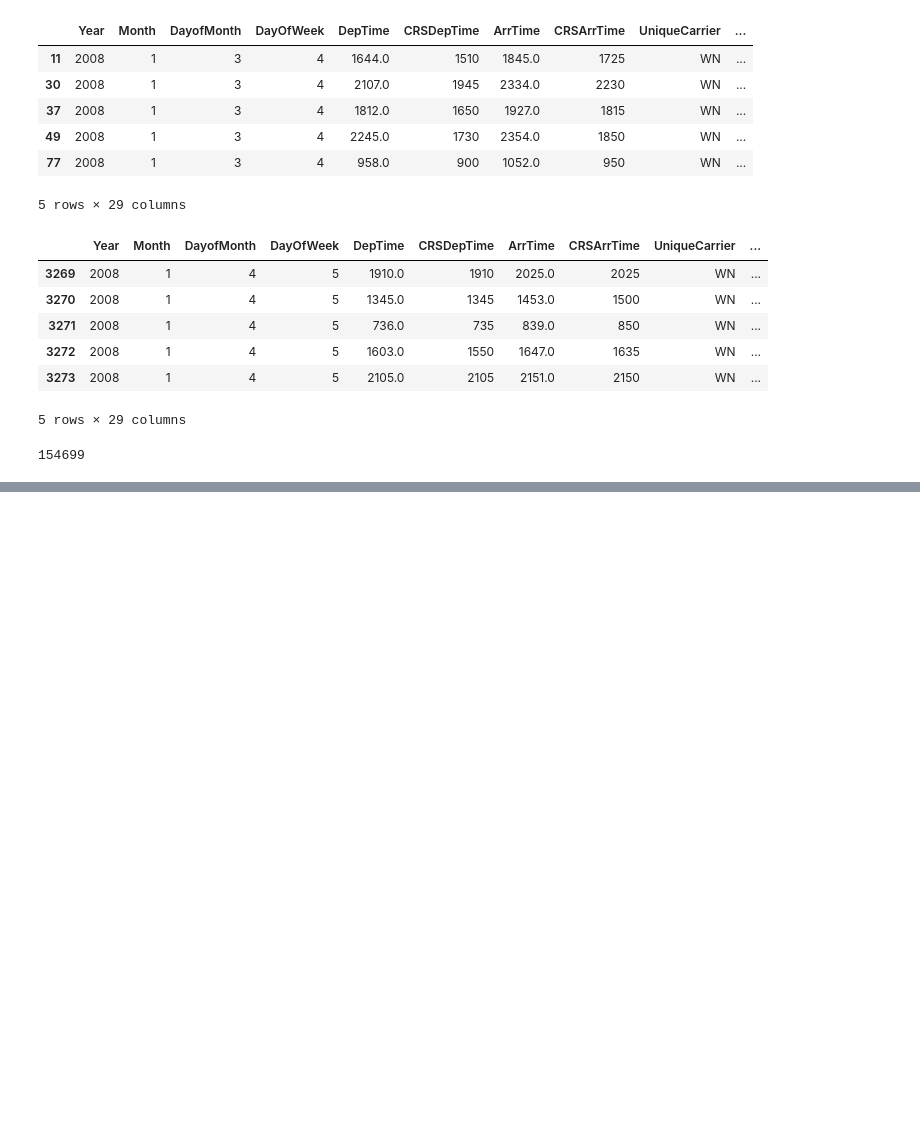
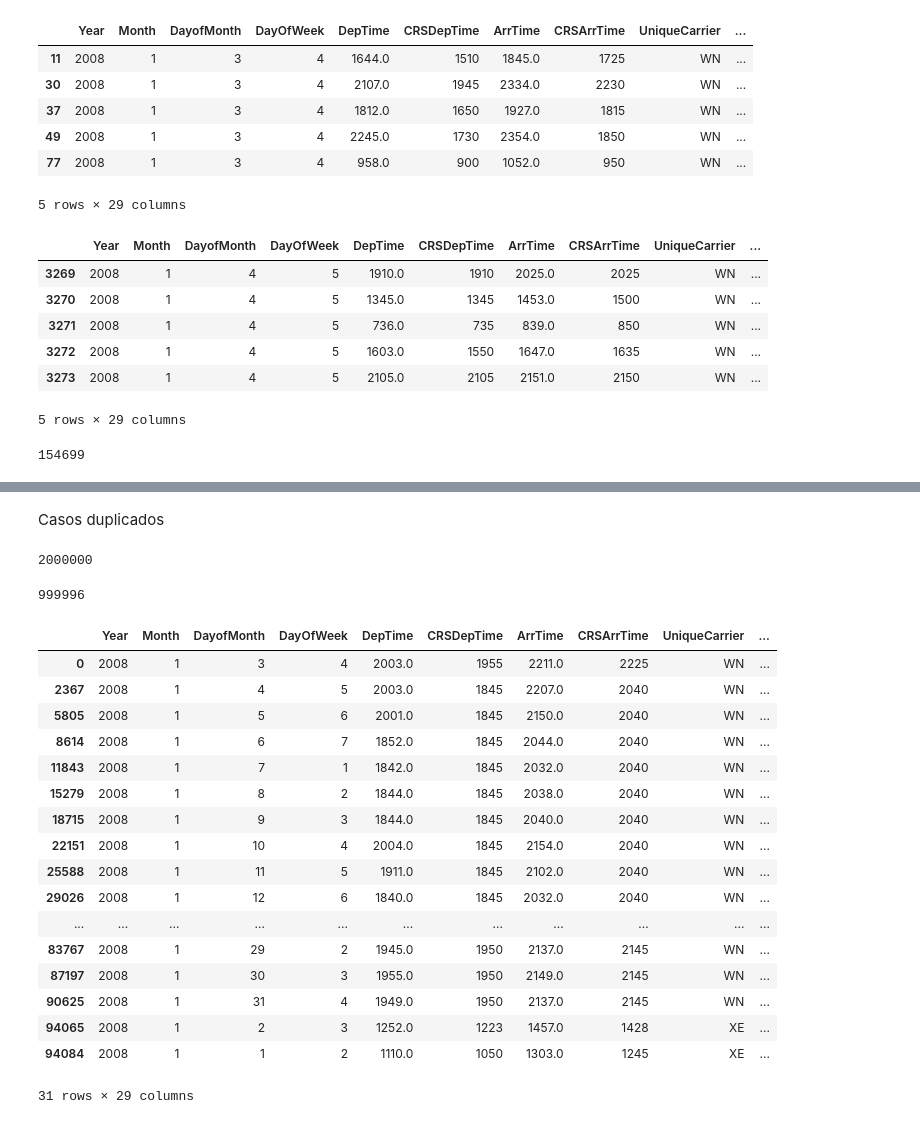
Before and after one commit to bejarcarlos/PythonPractica, a Jupyter notebook: Practica_Pandas.ipynb, the cells around one changed output, grey strips where cells are left out. Drawn from its saved outputs; the diff is of its cells as text; code cells hidden in the pictures; blank space fills up the shorter version.

```diff
--- a/Practica_Pandas.ipynb
+++ b/Practica_Pandas.ipynb
@@ -68,0 +66,2 @@ len(df[pd.isna(df["ArrDelay"])]) # para ver cuantas filas son nullas en el Campo
+# %%
+df["HoursDelay"] = round(df["ArrDelay"]/60) #CREAR UNA COLUMANA NUEVA
@@ -68,0 +149,34 @@ len(df[pd.isna(df["ArrDelay"])]) # para ver cuantas filas son nullas en el Campo
+# %% [markdown]
+Casos duplicados
+# %%
+dfduplicados = df.append(df)
+# %%
+len(dfduplicados)
+# %% [output]
+2000000
+# %%
+dfclean=dfduplicados.drop_duplicates()
+len(dfclean)
+# %% [output]
+999996
+# %%
+dfclean.drop_duplicates("DayofMonth")
+# %% [output]
+|  | Year | Month | DayofMonth | DayOfWeek | DepTime | CRSDepTime | ArrTime | CRSArrTime | UniqueCarrier | ... |
+| 0 | 2008 | 1 | 3 | 4 | 2003.0 | 1955 | 2211.0 | 2225 | WN | ... |
+| 2367 | 2008 | 1 | 4 | 5 | 2003.0 | 1845 | 2207.0 | 2040 | WN | ... |
+| 5805 | 2008 | 1 | 5 | 6 | 2001.0 | 1845 | 2150.0 | 2040 | WN | ... |
+| 8614 | 2008 | 1 | 6 | 7 | 1852.0 | 1845 | 2044.0 | 2040 | WN | ... |
+| 11843 | 2008 | 1 | 7 | 1 | 1842.0 | 1845 | 2032.0 | 2040 | WN | ... |
+| 15279 | 2008 | 1 | 8 | 2 | 1844.0 | 1845 | 2038.0 | 2040 | WN | ... |
+| 18715 | 2008 | 1 | 9 | 3 | 1844.0 | 1845 | 2040.0 | 2040 | WN | ... |
+| 22151 | 2008 | 1 | 10 | 4 | 2004.0 | 1845 | 2154.0 | 2040 | WN | ... |
+| 25588 | 2008 | 1 | 11 | 5 | 1911.0 | 1845 | 2102.0 | 2040 | WN | ... |
+| 29026 | 2008 | 1 | 12 | 6 | 1840.0 | 1845 | 2032.0 | 2040 | WN | ... |
+| ... | ... | ... | ... | ... | ... | ... | ... | ... | ... | ... |
+| 83767 | 2008 | 1 | 29 | 2 | 1945.0 | 1950 | 2137.0 | 2145 | WN | ... |
+| 87197 | 2008 | 1 | 30 | 3 | 1955.0 | 1950 | 2149.0 | 2145 | WN | ... |
+| 90625 | 2008 | 1 | 31 | 4 | 1949.0 | 1950 | 2137.0 | 2145 | WN | ... |
+| 94065 | 2008 | 1 | 2 | 3 | 1252.0 | 1223 | 1457.0 | 1428 | XE | ... |
+| 94084 | 2008 | 1 | 1 | 2 | 1110.0 | 1050 | 1303.0 | 1245 | XE | ... |
+31 rows × 29 columns
```
Also changed, not shown: parts of 11 cells of this notebook.
